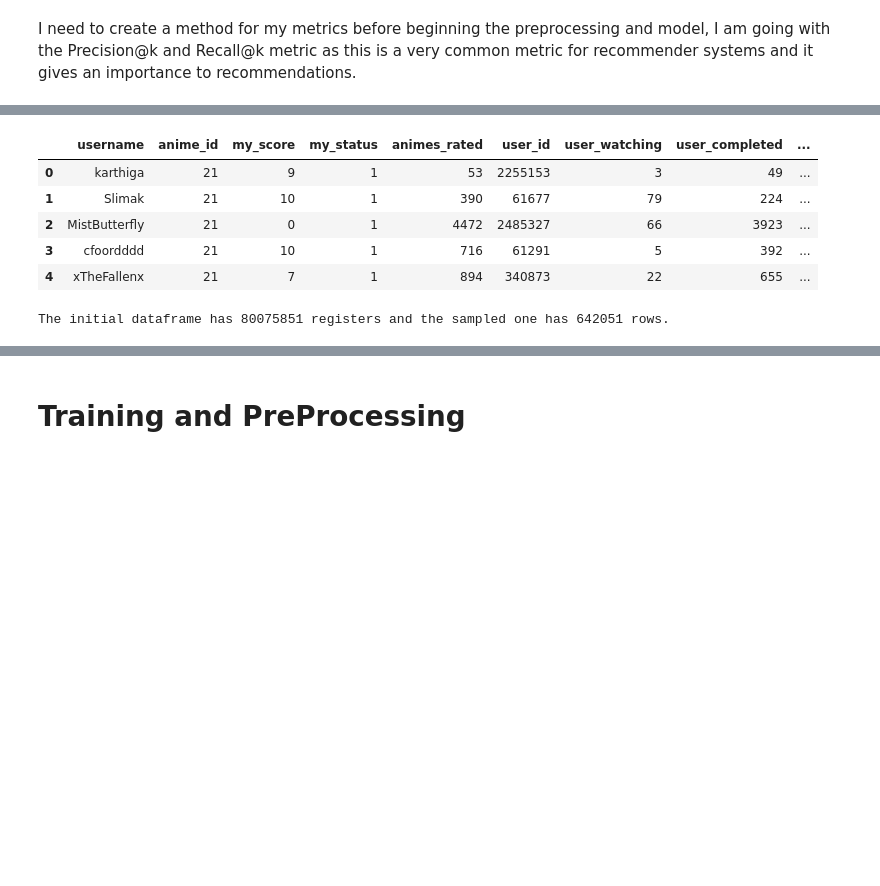
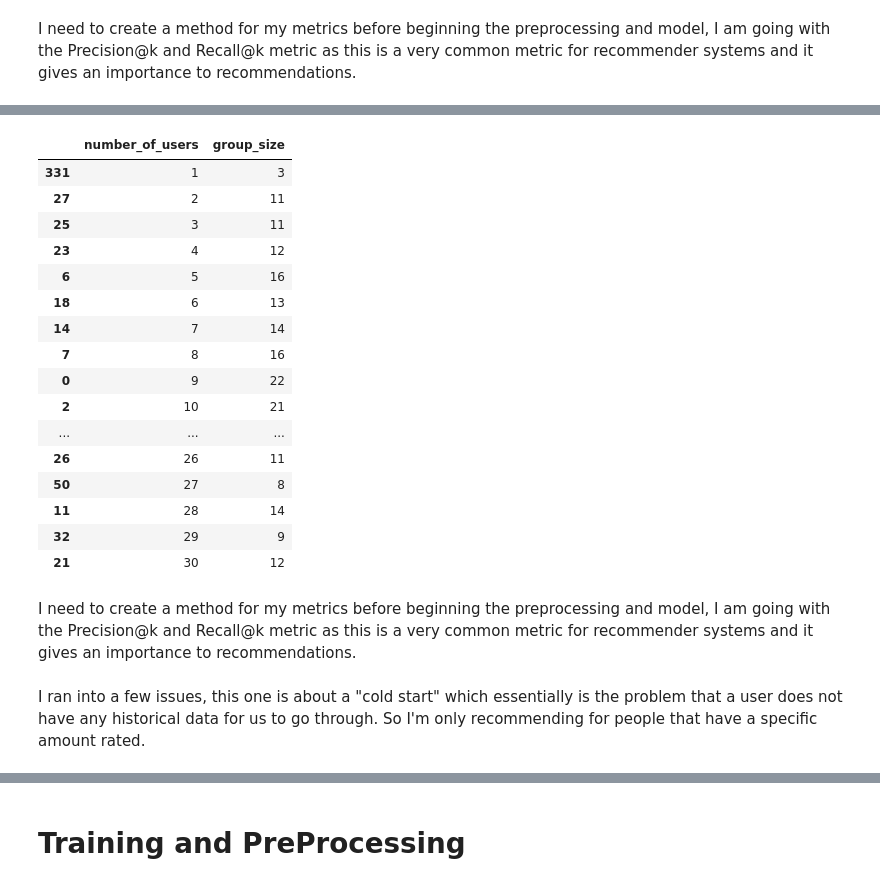
Before and after one commit to synewaz/Capstone_3_Anime_Recommender, a Jupyter notebook: Model.ipynb, the cells around one changed output, grey strips where cells are left out. Saved outputs shown, nothing was run; the diff lists cells and outputs as text; code cells hidden in the pictures; blank space fills up the shorter version.

Commit message:
finalizing model

```diff
--- a/Model.ipynb
+++ b/Model.ipynb
@@ -24,9 +16,4 @@ anime_df = pd.read_csv('cleaned_anime_list.csv')
 # %%
-user_anime_df = pd.read_csv('cleaned_user_anime_list.csv')
+score_df = pd.read_csv('animelists_cleaned.csv')
 # %%
-ratings_df = user_anime_df[['username','anime_id', 'my_score','my_status']]
-ratings_df['my_score'].describe().apply(lambda x: format(x, '.2f')).reset_index()
-lower_rating = ratings_df['my_score'].min()
-upper_rating = ratings_df['my_score'].max()
-print(f'The ratings are between: {lower_rating} to {upper_rating}')
-user_ratings = ratings_df.groupby('username').size().reset_index(name='animes_rated')
+score_df = score_df[['username', 'anime_id', 'my_score', 'my_status']]
@@ -117,4 +53,5 @@ rating_start = pd.merge(pd.merge(ratings_df, user_ratings_10, on='username', how
 # %%
-print('The initial dataframe has {0} registers and the sampled one has {1} rows.'.format(
-    ratings_df['username'].count(), rating_start['username'].count()))
+rating_anime = score_df['anime_id'].value_counts().reset_index().rename(
+    columns={"anime_id": "number_of_users", "index": "anime_id"})
+rating_anime.head()
 # %% [output]
@@ -122,9 +64,22 @@ The initial dataframe has 80075851 registers and the sampled one has 16051272 ro
 # %%
-rating_start.head()
+aggregated_anime_ratings = rating_anime['number_of_users'].value_counts().reset_index().rename(
+    columns={"number_of_users": "group_size", "index": "number_of_users"}).sort_values(by=['number_of_users'])
+aggregated_anime_ratings.head(30)
 # %% [output]
-|  | username | anime_id | my_score | my_status | animes_rated | user_id | user_watching | user_completed | ... |
-| 0 | karthiga | 21 | 9 | 1 | 53 | 2255153 | 3 | 49 | ... |
-| 1 | Slimak | 21 | 10 | 1 | 390 | 61677 | 79 | 224 | ... |
-| 2 | MistButterfly | 21 | 0 | 1 | 4472 | 2485327 | 66 | 3923 | ... |
-| 3 | cfoordddd | 21 | 10 | 1 | 716 | 61291 | 5 | 392 | ... |
-| 4 | xTheFallenx | 21 | 7 | 1 | 894 | 340873 | 22 | 655 | ... |
+|  | number_of_users | group_size |
+| 331 | 1 | 3 |
+| 27 | 2 | 11 |
+| 25 | 3 | 11 |
+| 23 | 4 | 12 |
+| 6 | 5 | 16 |
+| 18 | 6 | 13 |
+| 14 | 7 | 14 |
+| 7 | 8 | 16 |
+| 0 | 9 | 22 |
+| 2 | 10 | 21 |
+| ... | ... | ... |
+| 26 | 26 | 11 |
+| 50 | 27 | 8 |
+| 11 | 28 | 14 |
+| 32 | 29 | 9 |
+| 21 | 30 | 12 |
@@ -136,5 +86,2 @@ sample_df = rating_start.sample(frac=sample_fraction, random_state=random_state)
-# %%
-print('The initial dataframe has {0} registers and the sampled one has {1} rows.'.format(
-    ratings_df['username'].count(), sample_df['username'].count()))
-# %% [output]
-The initial dataframe has 80075851 registers and the sampled one has 642051 rows.
+# %% [markdown]
+I need to create a method for my metrics before beginning the preprocessing and model, I am going with the Precision@k and Recall@k metric as this is a very common metric for recommender systems and it gives an importance to recommendations.
@@ -140,0 +111,2 @@ The initial dataframe has 80075851 registers and the sampled one has 642051 rows
+# %% [markdown]
+I ran into a few issues, this one is about a "cold start" which essentially is the problem that a user does not have any historical data for us to go through. So I'm only recommending for people that have a specific amount rated.
```
Also changed, not shown: parts of 44 cells of this notebook.
